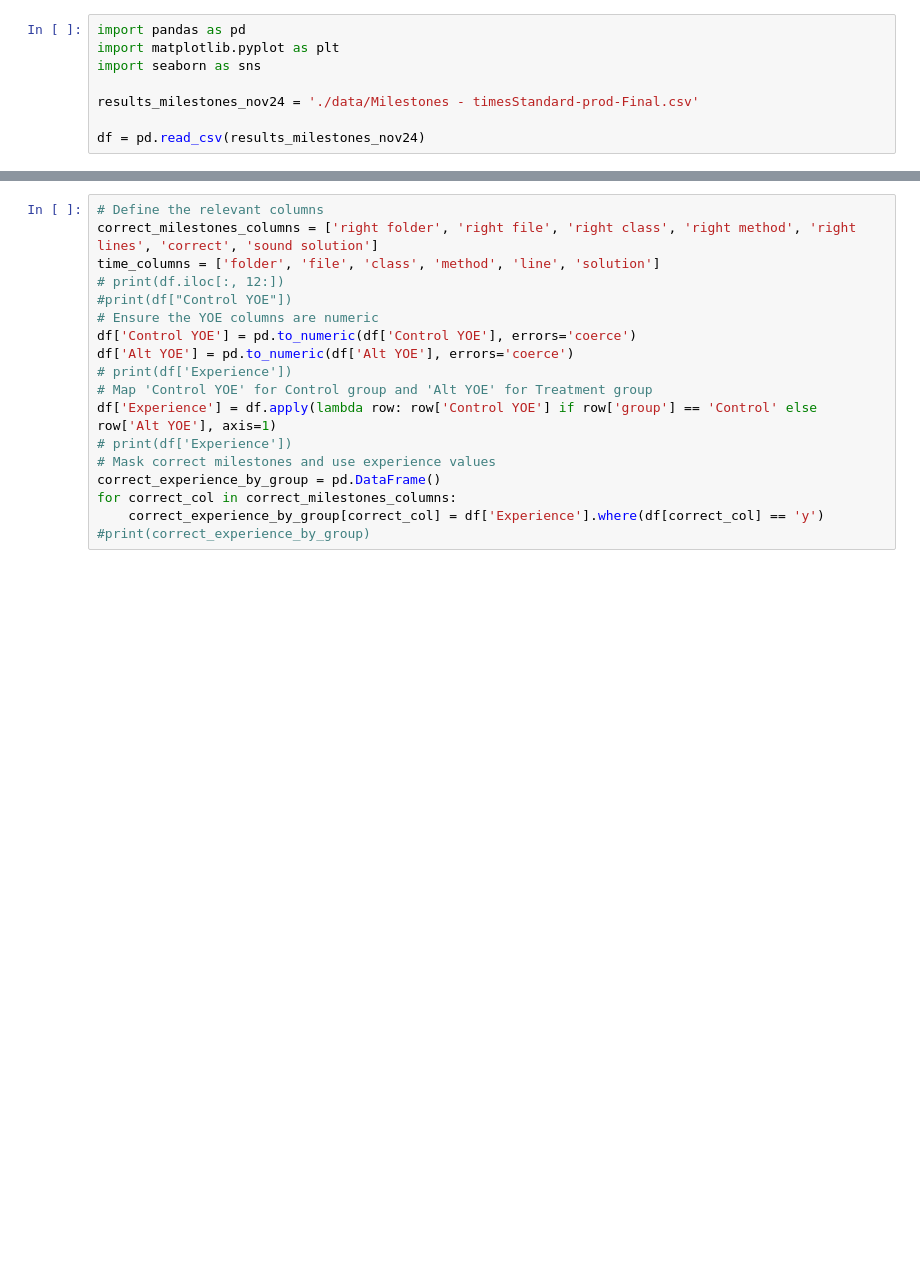
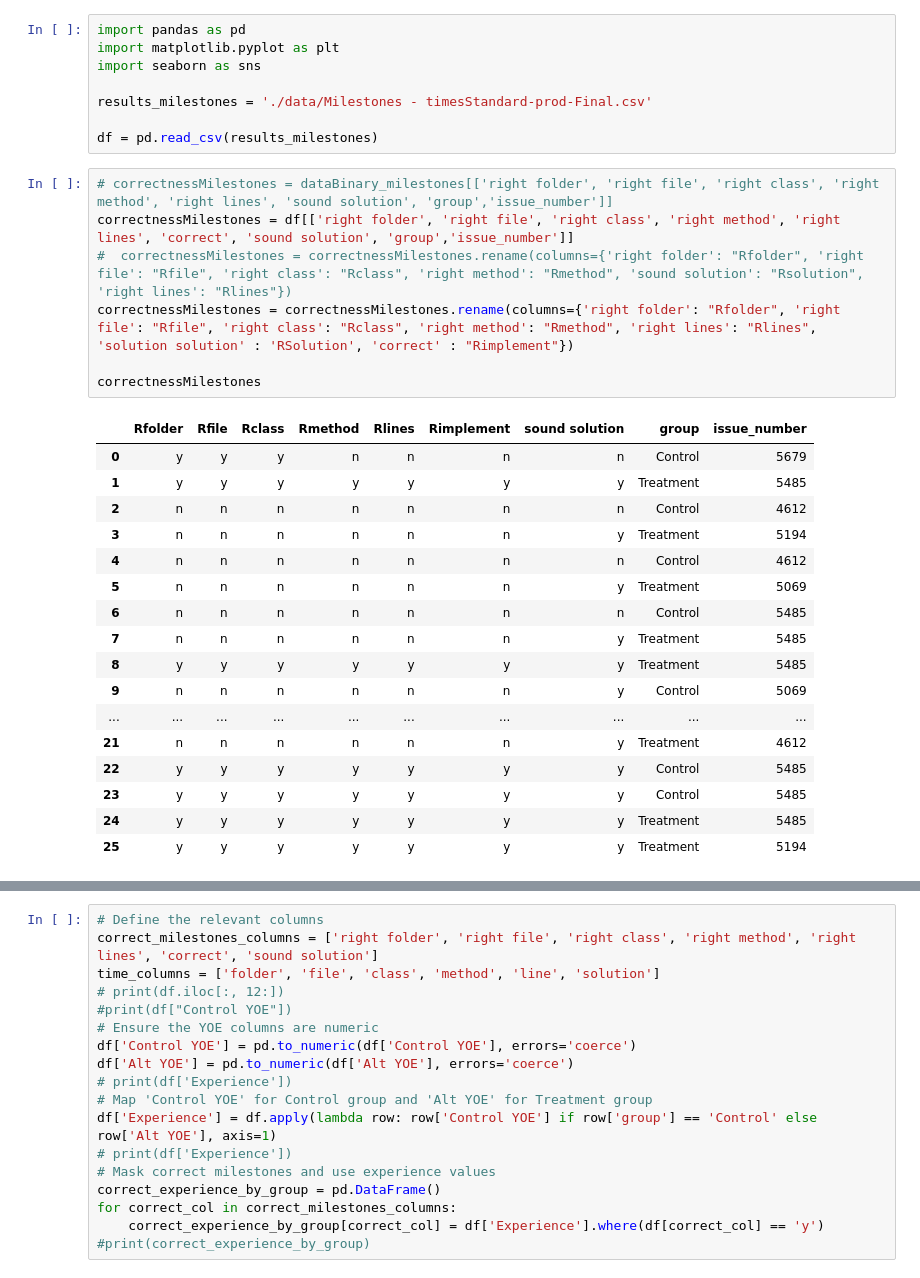
Before and after one commit to JoeyV55/DomainLabelsExperiment, a Jupyter notebook: plots-Final.ipynb, the cells around one changed output, grey strips where cells are left out. Drawn from its saved outputs; the diff is of its cells as text; blank space fills up the shorter version.

Commit message:
Add table of aggregated milestones data

```diff
--- a/plots-Final.ipynb
+++ b/plots-Final.ipynb
@@ -3,6 +3,31 @@ import pandas as pd
 import matplotlib.pyplot as plt
 import seaborn as sns
 
-results_milestones_nov24 = './data/Milestones - timesStandard-prod-Final.csv'
+results_milestones = './data/Milestones - timesStandard-prod-Final.csv'
 
-df = pd.read_csv(results_milestones_nov24)
+df = pd.read_csv(results_milestones)
+# %%
+# correctnessMilestones = dataBinary_milestones[['right folder', 'right file', 'right class', 'right method', 'right lines', 'sound solution', 'group','issue_number']]
+correctnessMilestones = df[['right folder', 'right file', 'right class', 'right method', 'right lines', 'correct', 'sound solution', 'group','issue_number']]
+#  correctnessMilestones = correctnessMilestones.rename(columns={'right folder': "Rfolder", 'right file': "Rfile", 'right class': "Rclass", 'right method': "Rmethod", 'sound solution': "Rsolution", 'right lines': "Rlines"})
+correctnessMilestones = correctnessMilestones.rename(columns={'right folder': "Rfolder", 'right file': "Rfile", 'right class': "Rclass", 'right method': "Rmethod", 'right lines': "Rlines", 'solution solution' : 'RSolution', 'correct' : "Rimplement"})
+
+correctnessMilestones
+# %% [output]
+|  | Rfolder | Rfile | Rclass | Rmethod | Rlines | Rimplement | sound solution | group | issue_number |
+| 0 | y | y | y | n | n | n | n | Control | 5679 |
+| 1 | y | y | y | y | y | y | y | Treatment | 5485 |
+| 2 | n | n | n | n | n | n | n | Control | 4612 |
+| 3 | n | n | n | n | n | n | y | Treatment | 5194 |
+| 4 | n | n | n | n | n | n | n | Control | 4612 |
+| 5 | n | n | n | n | n | n | y | Treatment | 5069 |
+| 6 | n | n | n | n | n | n | n | Control | 5485 |
+| 7 | n | n | n | n | n | n | y | Treatment | 5485 |
+| 8 | y | y | y | y | y | y | y | Treatment | 5485 |
+| 9 | n | n | n | n | n | n | y | Control | 5069 |
+| ... | ... | ... | ... | ... | ... | ... | ... | ... | ... |
+| 21 | n | n | n | n | n | n | y | Treatment | 4612 |
+| 22 | y | y | y | y | y | y | y | Control | 5485 |
+| 23 | y | y | y | y | y | y | y | Control | 5485 |
+| 24 | y | y | y | y | y | y | y | Treatment | 5485 |
+| 25 | y | y | y | y | y | y | y | Treatment | 5194 |
```
Also changed, not shown: parts of 2 cells of this notebook.
